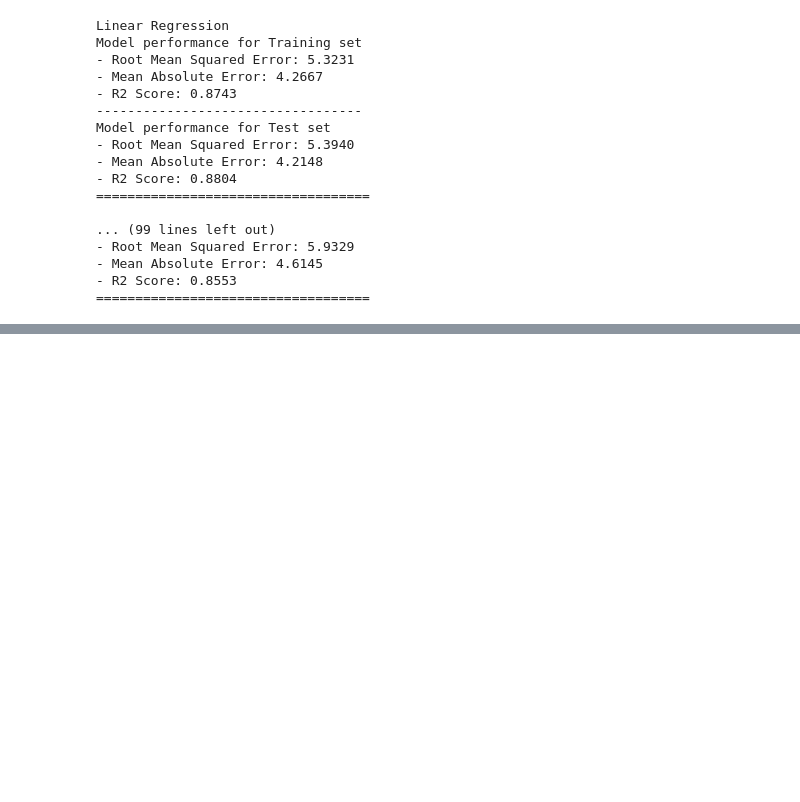
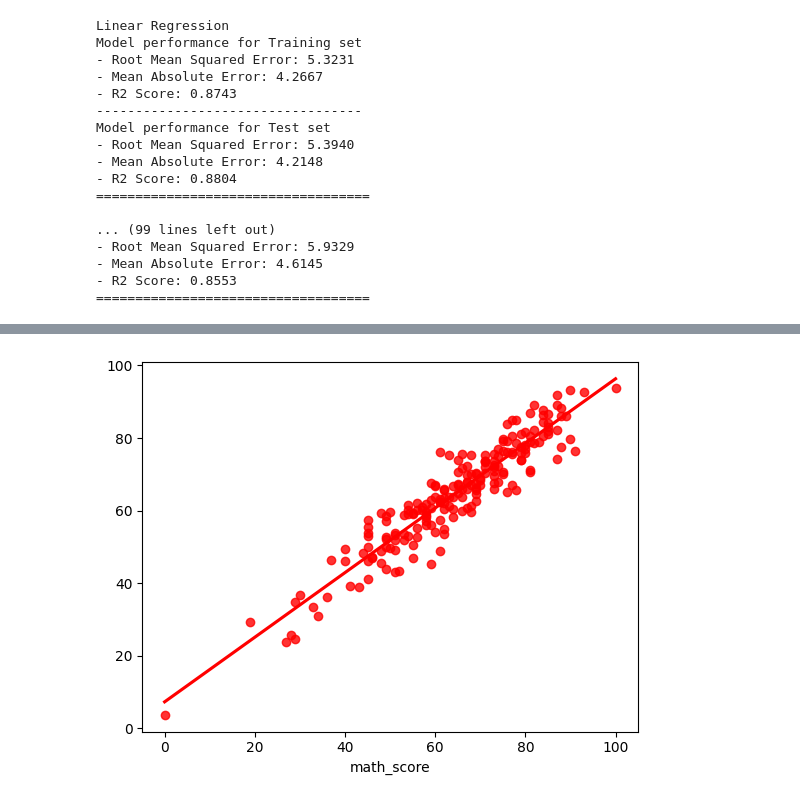
Before and after one commit to prc1s/mlproject, a Jupyter notebook: notebook/Model_Training.ipynb, the cells around one changed output, grey strips where cells are left out. Cells and saved outputs as stored; diff of their text form; code cells hidden in the pictures; blank space fills up the shorter version.

```diff
--- a/notebook/Model_Training.ipynb
+++ b/notebook/Model_Training.ipynb
@@ -170,0 +198,4 @@ Model performance for Test set
+# %%
+sns.regplot(x=y_test,y=y_pred,ci=None,color ='red');
+# %% [output]
+[figure, added]
```
Also changed, not shown: parts of 4 cells of this notebook, 9 other files.
